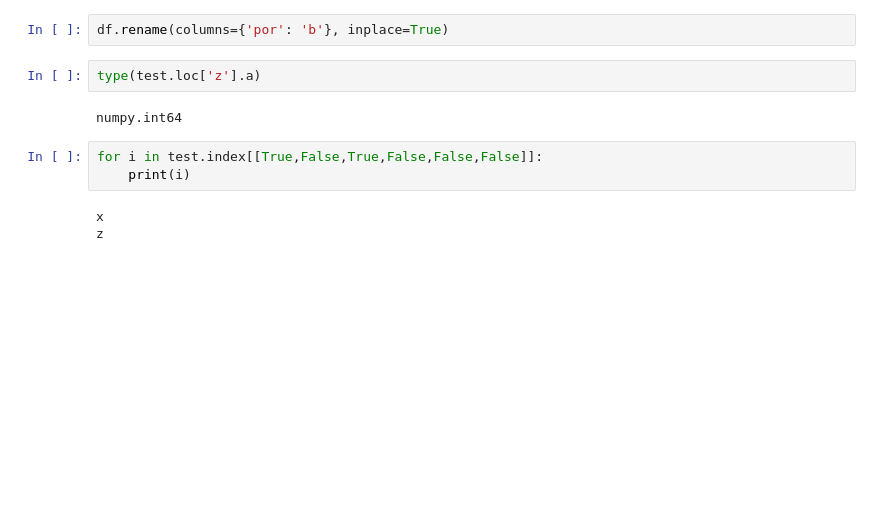
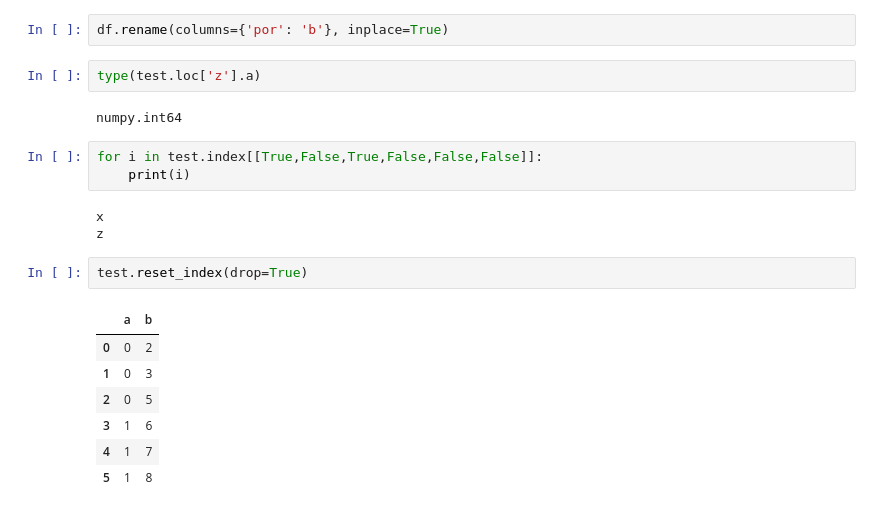
Before and after one commit to UHBristolDataScience/SMARTTDataExtraction, a Jupyter notebook: scripts/mapping_ids.ipynb, the cells around one changed output. Drawn from its saved outputs; the diff is of its cells as text; blank space fills up the shorter version.

Commit message:
unhashable index

```diff
--- a/scripts/mapping_ids.ipynb
+++ b/scripts/mapping_ids.ipynb
@@ -180,3 +180,13 @@ for i in test.index[[True,False,True,False,False,False]]:
 # %% [output]
 x
 z
+# %%
+test.reset_index(drop=True)
+# %% [output]
+|  | a | b |
+| 0 | 0 | 2 |
+| 1 | 0 | 3 |
+| 2 | 0 | 5 |
+| 3 | 1 | 6 |
+| 4 | 1 | 7 |
+| 5 | 1 | 8 |
```
Also changed, not shown: 2 other files.
